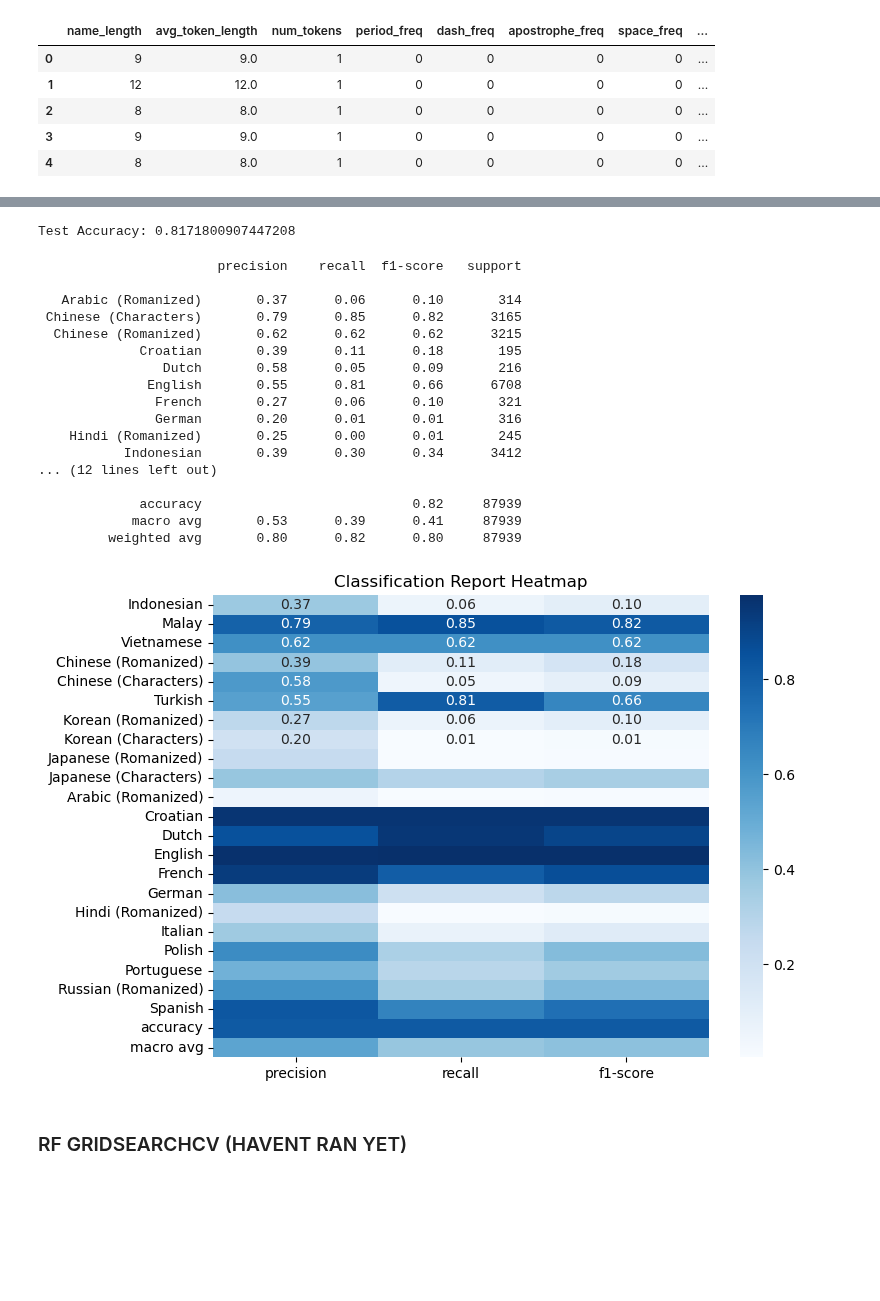
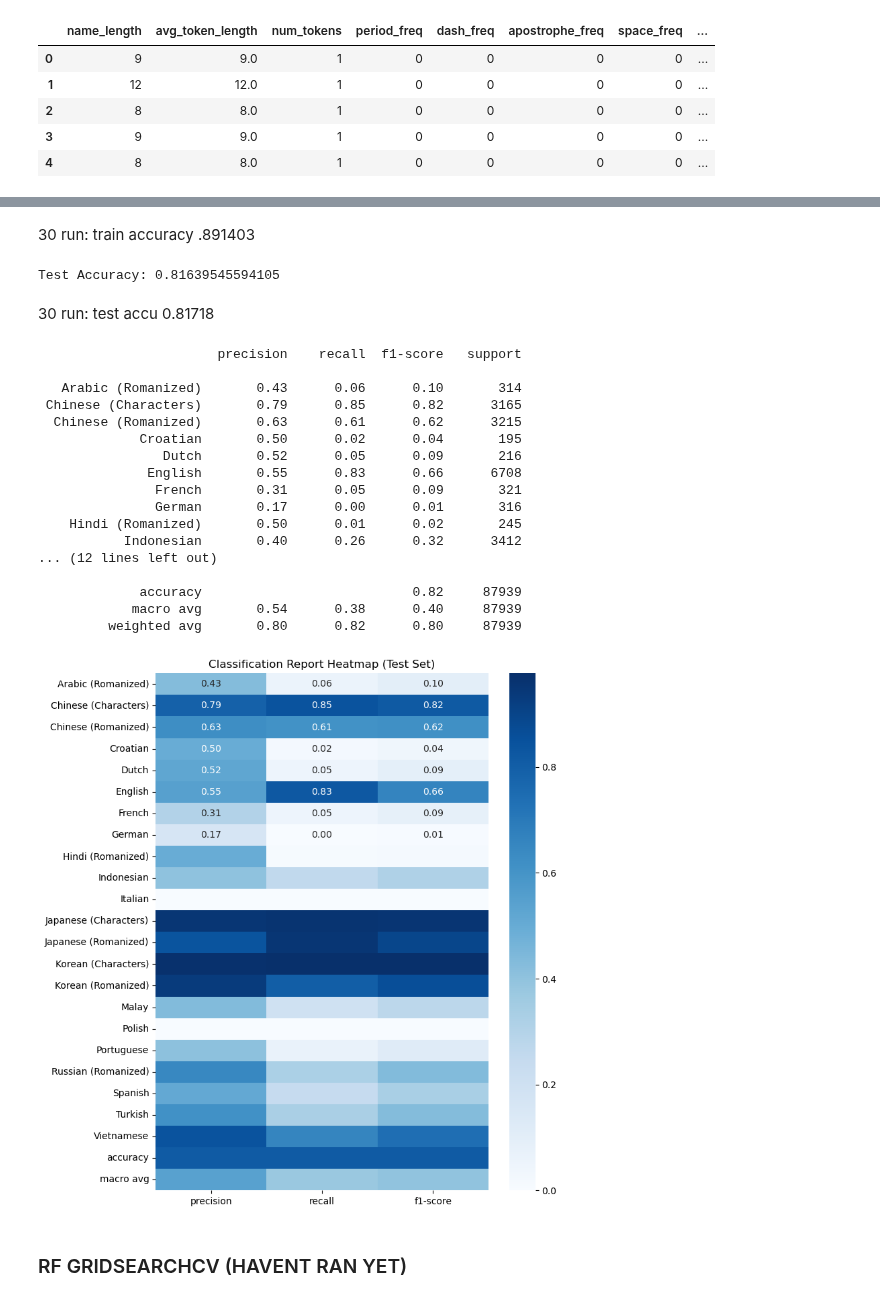
Before and after one commit to Exiger-project/Name_Of_Origin_Project-, a Jupyter notebook: StefaniModelTraining.ipynb, the cells around one changed output, grey strips where cells are left out. Saved outputs shown, nothing was run; the diff lists cells and outputs as text; code cells hidden in the pictures; blank space fills up the shorter version.

Commit message:
Added more graphs for initial randomforest

```diff
--- a/StefaniModelTraining.ipynb
+++ b/StefaniModelTraining.ipynb
@@ -54,7 +55,7 @@ rf_model = RandomForestClassifier()
 
 # Hyperparameter tuning
 param_dist = {
-    'n_estimators': np.arange(50, 500, 50), # replaced [50, 100, 200, 300]
+    'n_estimators': np.arange(50, 300, 50), # replaced [50, 100, 200, 300]
     'max_depth': [None, 10, 20, 30, 40, 50],
     'min_samples_split': [2, 5, 7, 10, 12, 15],
     'min_samples_leaf': [1, 2, 4, 7, 10],
@@ -62,7 +63,7 @@ param_dist = {
 }
 # %%
 # Initialize RandomizedSearchCV
-random_search = RandomizedSearchCV(rf_model, param_distributions = param_dist, n_iter = 30, cv = 3, random_state = 524)
+random_search = RandomizedSearchCV(rf_model, param_distributions = param_dist, n_iter = 20, cv = 3, random_state = 524)
 
 # Fit the model on the training data
 random_search.fit(X_train, y_train)
@@ -155,3 +194,5 @@ print(classification_report(y_train, y_train_pred))
+# %% [markdown]
+30 run: train accuracy .891403
 # %%
 y_test_pred = random_search.predict(X_test)
 
@@ -159,37 +200,40 @@ y_test_pred = random_search.predict(X_test)
 test_accuracy = accuracy_score(y_test, y_test_pred)
 print("Test Accuracy:", test_accuracy)
 # %% [output]
-Test Accuracy: 0.8171800907447208
+Test Accuracy: 0.81639545594105
+# %% [markdown]
+30 run: test accu 0.81718
 # %%
 print(classification_report(y_test, y_test_pred))
 # %% [output]
                        precision    recall  f1-score   support
 
-   Arabic (Romanized)       0.37      0.06      0.10       314
+   Arabic (Romanized)       0.43      0.06      0.10       314
  Chinese (Characters)       0.79      0.85      0.82      3165
-  Chinese (Romanized)       0.62      0.62      0.62      3215
-             Croatian       0.39      0.11      0.18       195
-                Dutch       0.58      0.05      0.09       216
-              English       0.55      0.81      0.66      6708
-               French       0.27      0.06      0.10       321
-               German       0.20      0.01      0.01       316
-    Hindi (Romanized)       0.25      0.00      0.01       245
-           Indonesian       0.39      0.30      0.34      3412
+  Chinese (Romanized)       0.63      0.61      0.62      3215
+             Croatian       0.50      0.02      0.04       195
+                Dutch       0.52      0.05      0.09       216
+              English       0.55      0.83      0.66      6708
+               French       0.31      0.05      0.09       321
+               German       0.17      0.00      0.01       316
+    Hindi (Romanized)       0.50      0.01      0.02       245
+           Indonesian       0.40      0.26      0.32      3412
 ... (12 lines left out)
 
              accuracy                           0.82     87939
-            macro avg       0.53      0.39      0.41     87939
+            macro avg       0.54      0.38      0.40     87939
          weighted avg       0.80      0.82      0.80     87939
 # %%
-test_report = classification_report(y_test, y_test_pred, target_names = y.unique(), output_dict = True)
+#test_report = classification_report(y_test, y_test_pred, target_names = y.unique(), output_dict = True)
+test_report = classification_report(y_test, y_test_pred, output_dict = True)
 
 # Convert the classification report to a DataFrame for better visualization
 test_report_df = pd.DataFrame(test_report).transpose()
 
 # Plot the heatmap
-plt.figure(figsize=(8, 6))
-sns.heatmap(test_report_df.iloc[:-1, :-1], annot = True, cmap = "Blues", fmt = ".2f")
-plt.title('Classification Report Heatmap')
+plt.figure(figsize = (8, 10))
+sns.heatmap(test_report_df.iloc[:-1, :-1], annot = True, cmap = 'Blues', fmt = '.2f')
+plt.title('Classification Report Heatmap (Test Set)')
 plt.show()
 # %% [output]
-[figure, old version]
+[figure, new version]
```
Also changed, not shown: parts of 13 cells of this notebook, 1 other file.
